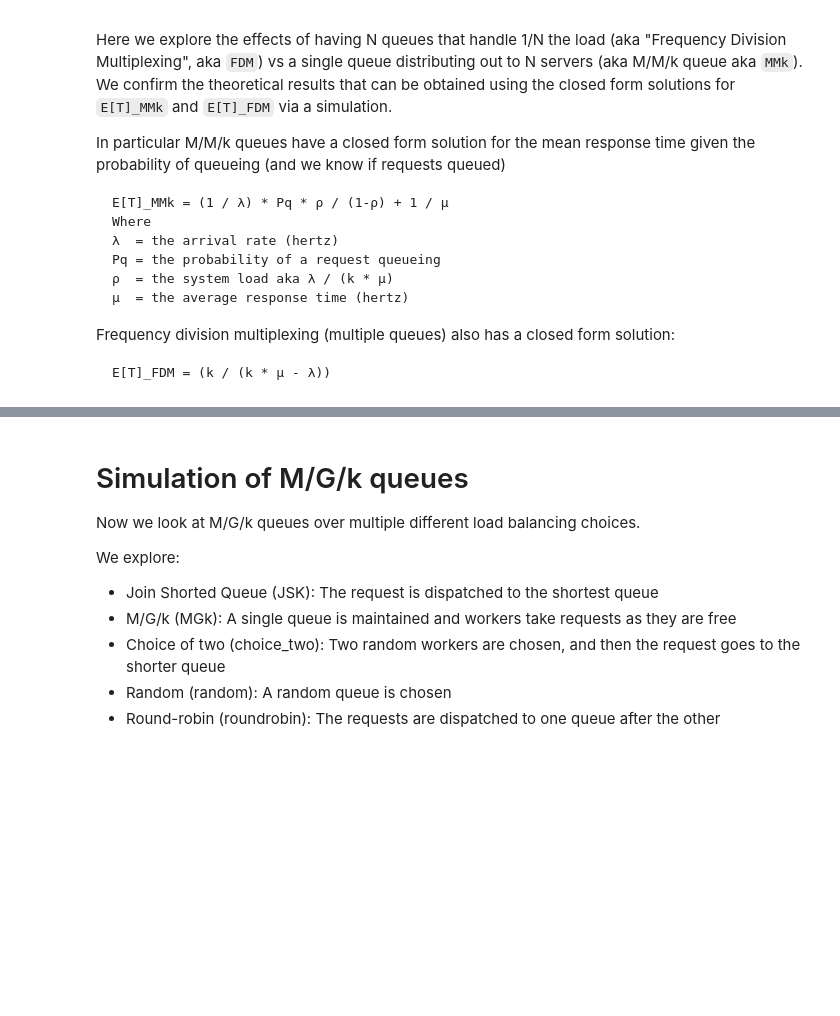
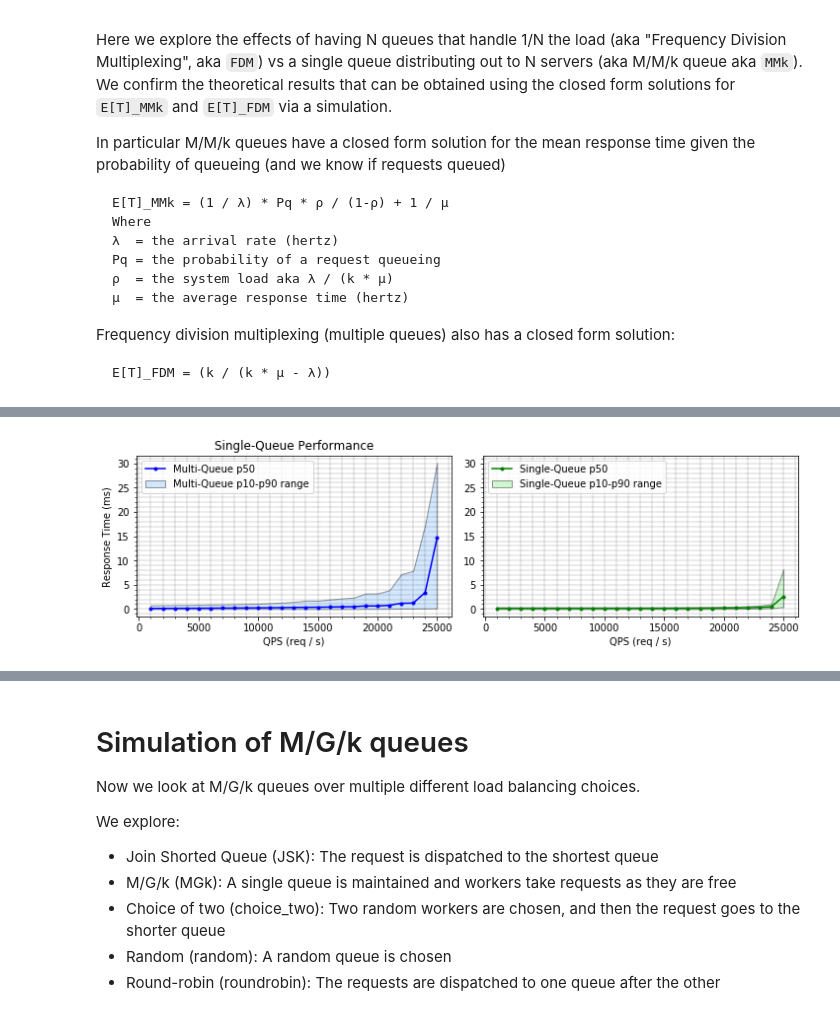
Before and after one commit to jolynch/performance-analysis, a Jupyter notebook: notebooks/queueing_theory/queueing_analysis.ipynb, the cells around one changed output, grey strips where cells are left out. Drawn from its saved outputs; the diff is of its cells as text; code cells hidden in the pictures; blank space fills up the shorter version.

Commit message:
More queueing analysis

```diff
--- a/notebooks/queueing_theory/queueing_analysis.ipynb
+++ b/notebooks/queueing_theory/queueing_analysis.ipynb
@@ -143,16 +144,19 @@ def pareto(mean, shape):
     # mean = scale * shape / (shape - 1)
     # solve for scale given mean and shape (aka skew)
     scale = mean - mean / shape
-    return lambda: ((np.random.pareto(shape) + 1) * scale)
+    def latency(request):
+        return ((np.random.pareto(shape) + 1) * scale)
+    return latency
 
 
 def expon(mean):
-    return lambda: random.expovariate(1.0 / mean)
-
+    def latency(request):
+        return random.expovariate(1.0 / mean)
+    return latency
 
 # Simulate the various choices
-NUM_REQUESTS = 50000
-QPS = 20000
+NUM_REQUESTS = 40000
+QPS = 18000
 AVG_RESPONSE_MS = 0.4
 SERVERS = 10
 # %% [markdown]
@@ -295,0 +352,37 @@ plt.show()
+# %%
+import matplotlib.gridspec as gridspec
+
+fig = plt.figure(figsize=(12, 3))
+gs = gridspec.GridSpec(1, 2, hspace=0.1, wspace=0.1)
+
+ax1 = plt.subplot(gs[0, 0])
+
+ax1.plot(qps_range, [m[1] for m in multi], '.b-', label='Multi-Queue p50')
+ax1.fill_between(qps_range, [m[0] for m in multi], [m[2] for m in multi], alpha=0.4,
+                label='Multi-Queue p10-p90 range', edgecolor='black')
+
+ax1.set_title('Multi-Queue Performance')
+ax1.minorticks_on()
+ax1.grid(which='major', linestyle=':', linewidth='0.4', color='black')
+ax1.grid(which='minor', linestyle=':', linewidth='0.4', color='black')
+ax1.set_xlabel('QPS (req / s)')
+ax1.set_ylabel('Response Time (ms)')
+ax1.legend(loc='upper left')
+
+ax2 = plt.subplot(gs[0, 1], sharey=ax1)
+ax2.plot(qps_range, [m[1] for m in single], '.g-', label='Single-Queue p50')
+ax2.fill_between(qps_range, [m[0] for m in single], [m[2] for m in single], alpha=0.4,
+                label='Single-Queue p10-p90 range', color='lightgreen', edgecolor='black')
+
+ax1.set_title('Single-Queue Performance')
+ax2.minorticks_on()
+ax2.grid(which='major', linestyle=':', linewidth='0.4', color='black')
+ax2.grid(which='minor', linestyle=':', linewidth='0.4', color='black')
+ax2.set_xlabel('QPS (req / s)')
+ax2.legend(loc='upper left')
+
+
+
+plt.show()
+# %% [output]
+[figure, added]
```
Also changed, not shown: parts of 10 cells of this notebook.
